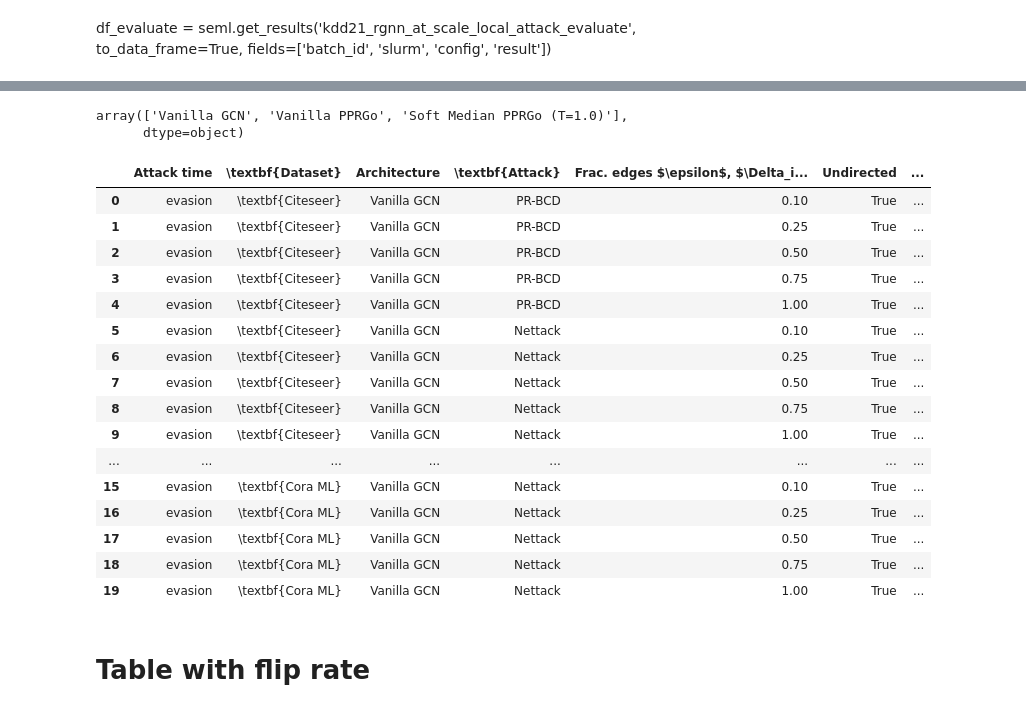
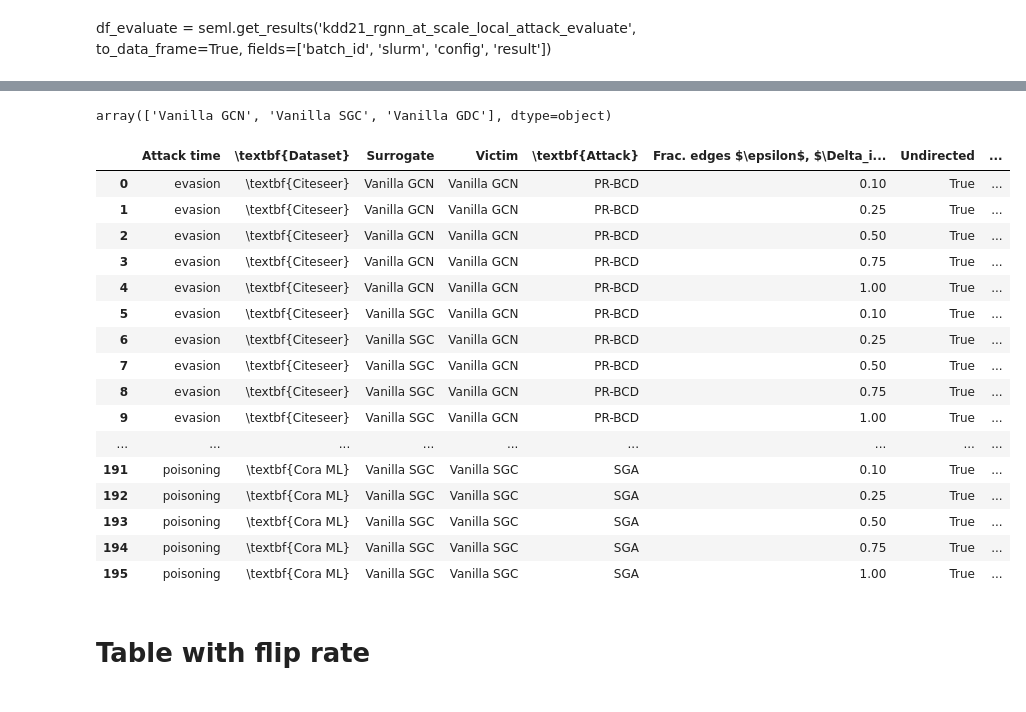
Before and after one commit to sigeisler/robustness_of_gnns_at_scale, a Jupyter notebook: notebooks/Results - Local Attacks.ipynb, the cells around one changed output, grey strips where cells are left out. Drawn from its saved outputs; the diff is of its cells as text; code cells hidden in the pictures.

```diff
--- a/notebooks/Results - Local Attacks.ipynb
+++ b/notebooks/Results - Local Attacks.ipynb
@@ -76,7 +80,7 @@ df_experiments = seml.get_results('neurips21_cr_local_attack',
                                   to_data_frame=True,
                                   fields=['batch_id', 'slurm', 'config', 'result'])
 
-df_experiments = df_experiments[df_experiments.batch_id >= 9]
+#df_experiments = df_experiments[df_experiments.batch_id == 19]
 df_experiments.head()
 # %% [output]
 |  | _id | batch_id | slurm.experiments_per_job | slurm.sbatch_options.time | slurm.sbatch_options.nodes | ... |
@@ -230,22 +233,27 @@ labels_to_plot = [
     'Soft Median PPRGo (T=20.0) LowAcc',
     'Vanilla PPRGo',
     'Vanilla PPRGo LowAcc',
+    #'Vanilla GDC',
+    'Vanilla GAT',
     'Vanilla GCN',
-    'Vanilla GCN (surrogate)'
+    'Vanilla GCN (surrogate)',
+    'Vanilla SGC'
 ]
 
 label_order = [
     'Soft Median PPRGo',
     'Vanilla PPRGo',
     'Vanilla GCN',
+    #'Vanilla GDC',
+    'Vanilla GAT',
+    'Vanilla SGC'
 ]
 
 labels_ours = ['Soft Median PPRGo']
 # %%
 df_results.label.unique()
 # %% [output]
-array(['Vanilla GCN', 'Vanilla PPRGo', 'Soft Median PPRGo (T=1.0)'],
-      dtype=object)
+array(['Vanilla GCN', 'Vanilla SGC', 'Vanilla GDC'], dtype=object)
 # %%
 dataset_map = {
     'cora_ml': r'\textbf{Cora ML}',#'~\citep{Bojchevski2018}}', # '\rotatebox{90}{Cora ML~\citep{Bojchevski2018}}',
@@ -261,7 +269,8 @@ attack_map = {
     'LocalPRBCD': 'PR-BCD', #r'\textbf{PR-BCD}',
     'LocalBatchedPRBCD': 'PR-BCD', #r'\textbf{PR-BCD}',
     'Nettack': 'Nettack', #r'\textbf{Nettack}',
-    'LocalDICE': 'DICE' #r'\textbf{DICE}'
+    'LocalDICE': 'DICE', #r'\textbf{DICE}'
+    'SGA': 'SGA' #r'\textbf{DICE}'
 }
 attack_order = [attack_map[k] for k in attack_map.keys()]
 # %%
@@ -290,7 +299,8 @@ def calc_mean_and_error(values: pd.Series, seeds: pd.Series = None, with_error=T
     else:
         return rf'{np.mean(values):.{decimal_places}f}'
 # %%
-architecture_c = r'Architecture'
+victim_c = r'Victim'
+surrogate_c = r'Surrogate'
 dataset_c = r'\textbf{Dataset}'
 attack_c = r'\textbf{Attack}'
 epsilons_c = r'Frac. edges $\epsilon$, $\Delta_i = \epsilon d_i$'
@@ -302,17 +312,17 @@ nodes_for_each_budget = df_results[df_results.epsilon == 0.5].node_id.unique()
 
 results = []
 
-for attack_time in attack_times[:1]:
-    for (dataset, attack, label, epsilon, make_undirected), df_group in (
+for attack_time in attack_times:
+    for (dataset, attack, victim, surrogate, epsilon, make_undirected), df_group in (
         df_results
             [df_results.label.isin(labels_to_plot)]
-            .groupby(['dataset', 'attack', 'label', 'epsilon', 'make_undirected'])
+            .groupby(['dataset', 'attack', 'label', 'surrogate_model_label', 'epsilon', 'make_undirected'])
     ):
         before_correct_rate = (df_group[f'{attack_time}.initial_margin'] >= 0).mean()
         initial_margin = calc_mean_and_error(df_group[f'{attack_time}.initial_margin'], with_error=True)
         margin = calc_mean_and_error(df_group[f'{attack_time}.margin'], with_error=True)
         flip_rate = calc_mean_and_error(
-            (df_group[f'{attack_time}.margin'] < 0) & (df_group[f'{attack_time}.initial_margin'] > 0), with_error=True)
+            (df_group[f'{attack_time}.margin'] < 0) & ((df_group[f'{attack_time}.initial_margin'] > 0) | (df_group[f'{attack_time}.initial_margin'].isna())), with_error=True)
         #(
         #    df_group[(df_group.margin < 0) & (df_group.initial_margin > 0)].initial_margin.count()
         #    / df_group[df_group.initial_margin > 0].initial_margin.count()
@@ -323,52 +333,59 @@ for attack_time in attack_times[:1]:
         initial_confidence_target = calc_mean_and_error(df_group[f'{attack_time}.initial_confidence_target'], with_error=False)
         initial_confidence_non_target = calc_mean_and_error(df_group[f'{attack_time}.initial_confidence_non_target'], with_error=False)
 
         results.append({
             attack_time_c: attack_time,
             dataset_c: dataset_map[dataset],
-            architecture_c: transform_label(label),
+            surrogate_c: transform_label(surrogate),
+            victim_c: transform_label(victim),
             attack_c: attack_map[attack],
             epsilons_c: epsilon,
             make_undirected_c: make_undirected,
             'before_correct_rate': before_correct_rate,
             'initial_margin': initial_margin,
             'margin': margin,
             'flip_rate': flip_rate,
             'confidence_target': confidence_target,
             'confidence_non_target': confidence_non_target,
             'initial_confidence_target': initial_confidence_target,
             'initial_confidence_non_target': initial_confidence_non_target,
         })
 
 df = pd.DataFrame(results)
 
-df[architecture_c] = df[architecture_c].astype("category")
-df[architecture_c].cat.set_categories(
+df[surrogate_c] = df[surrogate_c].astype("category")
+df[surrogate_c].cat.set_categories(
+    [transform_label(l) for l in label_order],
+    inplace=True
+)
+
+df[victim_c] = df[victim_c].astype("category")
+df[victim_c].cat.set_categories(
     [transform_label(l) for l in label_order],
     inplace=True
 )
 
 df[dataset_c] = df[dataset_c].astype("category")
 df[dataset_c].cat.set_categories(dataset_order, inplace=True)
 
 df
 # %% [output]
-|  | Attack time | \textbf{Dataset} | Architecture | \textbf{Attack} | Frac. edges $\epsilon$, $\Delta_i... | Undirected | ... |
-| 0 | evasion | \textbf{Citeseer} | Vanilla GCN | PR-BCD | 0.10 | True | ... |
-| 1 | evasion | \textbf{Citeseer} | Vanilla GCN | PR-BCD | 0.25 | True | ... |
-| 2 | evasion | \textbf{Citeseer} | Vanilla GCN | PR-BCD | 0.50 | True | ... |
-| 3 | evasion | \textbf{Citeseer} | Vanilla GCN | PR-BCD | 0.75 | True | ... |
-| 4 | evasion | \textbf{Citeseer} | Vanilla GCN | PR-BCD | 1.00 | True | ... |
-| 5 | evasion | \textbf{Citeseer} | Vanilla GCN | Nettack | 0.10 | True | ... |
-| 6 | evasion | \textbf{Citeseer} | Vanilla GCN | Nettack | 0.25 | True | ... |
-| 7 | evasion | \textbf{Citeseer} | Vanilla GCN | Nettack | 0.50 | True | ... |
-| 8 | evasion | \textbf{Citeseer} | Vanilla GCN | Nettack | 0.75 | True | ... |
-| 9 | evasion | \textbf{Citeseer} | Vanilla GCN | Nettack | 1.00 | True | ... |
-| ... | ... | ... | ... | ... | ... | ... | ... |
-| 15 | evasion | \textbf{Cora ML} | Vanilla GCN | Nettack | 0.10 | True | ... |
-| 16 | evasion | \textbf{Cora ML} | Vanilla GCN | Nettack | 0.25 | True | ... |
-| 17 | evasion | \textbf{Cora ML} | Vanilla GCN | Nettack | 0.50 | True | ... |
-| 18 | evasion | \textbf{Cora ML} | Vanilla GCN | Nettack | 0.75 | True | ... |
-| 19 | evasion | \textbf{Cora ML} | Vanilla GCN | Nettack | 1.00 | True | ... |
+|  | Attack time | \textbf{Dataset} | Surrogate | Victim | \textbf{Attack} | Frac. edges $\epsilon$, $\Delta_i... | Undirected | ... |
+| 0 | evasion | \textbf{Citeseer} | Vanilla GCN | Vanilla GCN | PR-BCD | 0.10 | True | ... |
+| 1 | evasion | \textbf{Citeseer} | Vanilla GCN | Vanilla GCN | PR-BCD | 0.25 | True | ... |
+| 2 | evasion | \textbf{Citeseer} | Vanilla GCN | Vanilla GCN | PR-BCD | 0.50 | True | ... |
+| 3 | evasion | \textbf{Citeseer} | Vanilla GCN | Vanilla GCN | PR-BCD | 0.75 | True | ... |
+| 4 | evasion | \textbf{Citeseer} | Vanilla GCN | Vanilla GCN | PR-BCD | 1.00 | True | ... |
+| 5 | evasion | \textbf{Citeseer} | Vanilla SGC | Vanilla GCN | PR-BCD | 0.10 | True | ... |
+| 6 | evasion | \textbf{Citeseer} | Vanilla SGC | Vanilla GCN | PR-BCD | 0.25 | True | ... |
+| 7 | evasion | \textbf{Citeseer} | Vanilla SGC | Vanilla GCN | PR-BCD | 0.50 | True | ... |
+| 8 | evasion | \textbf{Citeseer} | Vanilla SGC | Vanilla GCN | PR-BCD | 0.75 | True | ... |
+| 9 | evasion | \textbf{Citeseer} | Vanilla SGC | Vanilla GCN | PR-BCD | 1.00 | True | ... |
+| ... | ... | ... | ... | ... | ... | ... | ... | ... |
+| 191 | poisoning | \textbf{Cora ML} | Vanilla SGC | Vanilla SGC | SGA | 0.10 | True | ... |
+| 192 | poisoning | \textbf{Cora ML} | Vanilla SGC | Vanilla SGC | SGA | 0.25 | True | ... |
+| 193 | poisoning | \textbf{Cora ML} | Vanilla SGC | Vanilla SGC | SGA | 0.50 | True | ... |
+| 194 | poisoning | \textbf{Cora ML} | Vanilla SGC | Vanilla SGC | SGA | 0.75 | True | ... |
+| 195 | poisoning | \textbf{Cora ML} | Vanilla SGC | Vanilla SGC | SGA | 1.00 | True | ... |
 # %% [markdown]
 # Table with flip rate
```
Also changed, not shown: parts of 18 cells of this notebook.
